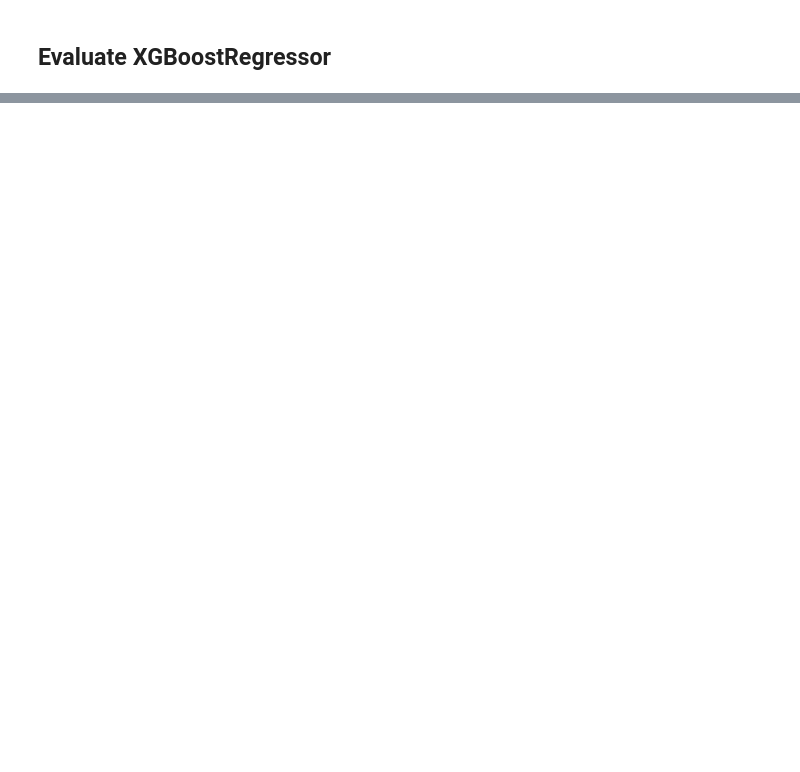
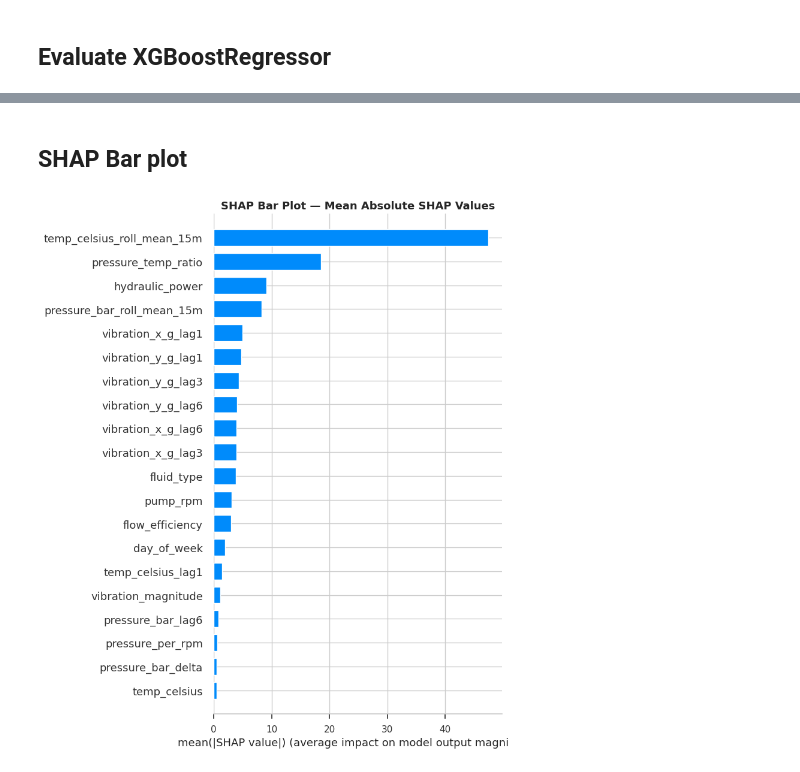
Before and after one commit to isiakpereaghogho/Predictive-Maintenance-for-Hydraulic-System, a Jupyter notebook: notebook/bosch predictive maintenance for hydraulic system(final experimentation).ipynb, the cells around one changed output, grey strips where cells are left out. Saved outputs shown, nothing was run; the diff lists cells and outputs as text; code cells hidden in the pictures; blank space fills up the shorter version.

```diff
--- a/notebook/bosch predictive maintenance for hydraulic system(final experimentation).ipynb
+++ b/notebook/bosch predictive maintenance for hydraulic system(final experimentation).ipynb
@@ -1669,7 +1819,13 @@ exclude_cols = [
     'is_anomaly',
     'rul_hours',
     'installation_date',
-    'last_filter_change_date'
+    'last_filter_change_date',
+    'failure_mode_x',
+    'total_operating_hours',
+    'maintenance_priority',
+    'days_since_filter_change',
+    'is_sensor_dropout',
+    'machine_age_days'
 ]
 
 feature_cols = [col for col in model_df.columns
@@ -2155,0 +2306,10 @@ R²         0.9959          0.9270          0.0689
+# %%
+print("Computing SHAP values for Gradient Boosting")
+
+# TreeExplainer is optimised for tree-based models
+explainer= shap.TreeExplainer(gb_model)
+shap_values= explainer.shap_values(X_test)
+
+print(f"SHAP values computed\n")
+print(f"X_test shape: {X_test.shape}")
+print(f"SHAP values shape: {shap_values.shape}")
@@ -2155,0 +2337,17 @@ R²         0.9959          0.9270          0.0689
+# %% [markdown]
+## SHAP Bar plot
+# %%
+plt.figure(figsize=(12, 10))
+shap.summary_plot(
+    shap_values,
+    X_test,
+    feature_names=feature_cols,
+    plot_type='bar',
+    show=False
+)
+plt.title('SHAP Bar Plot — Mean Absolute SHAP Values',
+          fontsize=13, fontweight='bold')
+plt.tight_layout()
+plt.show()
+# %% [output]
+[figure, added]
```
Also changed, not shown: parts of 54 cells of this notebook, 3 other files.
